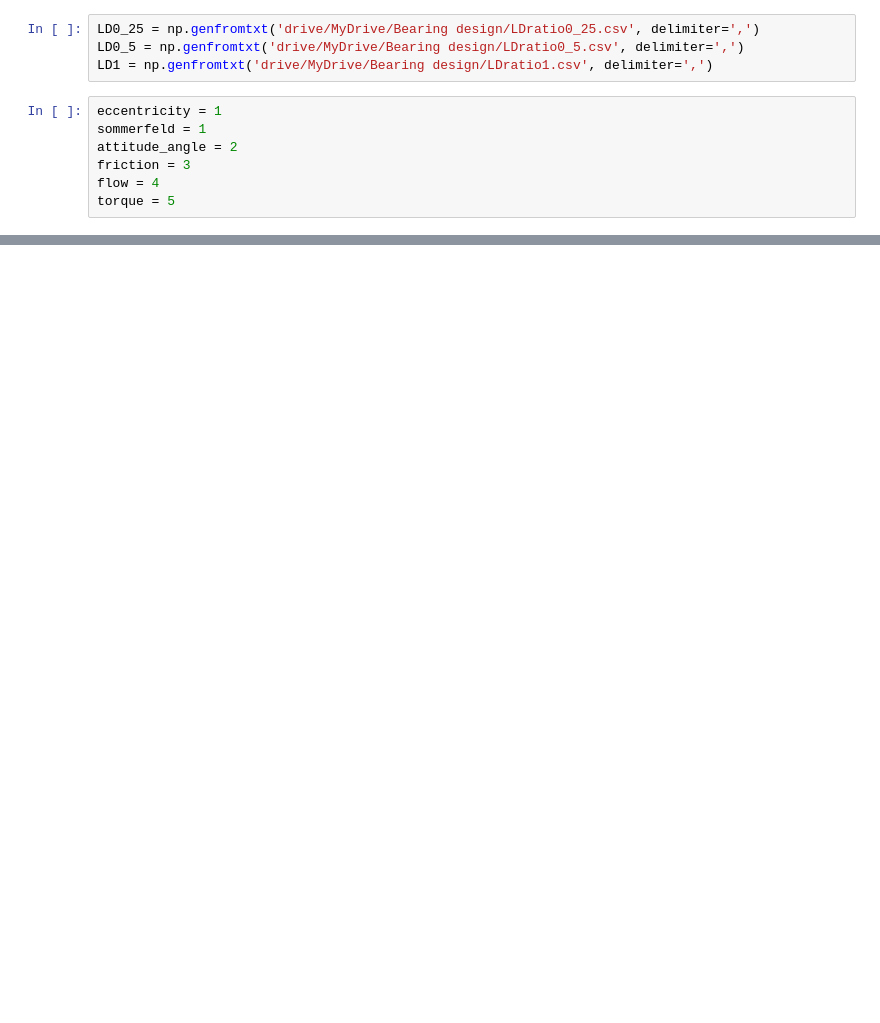
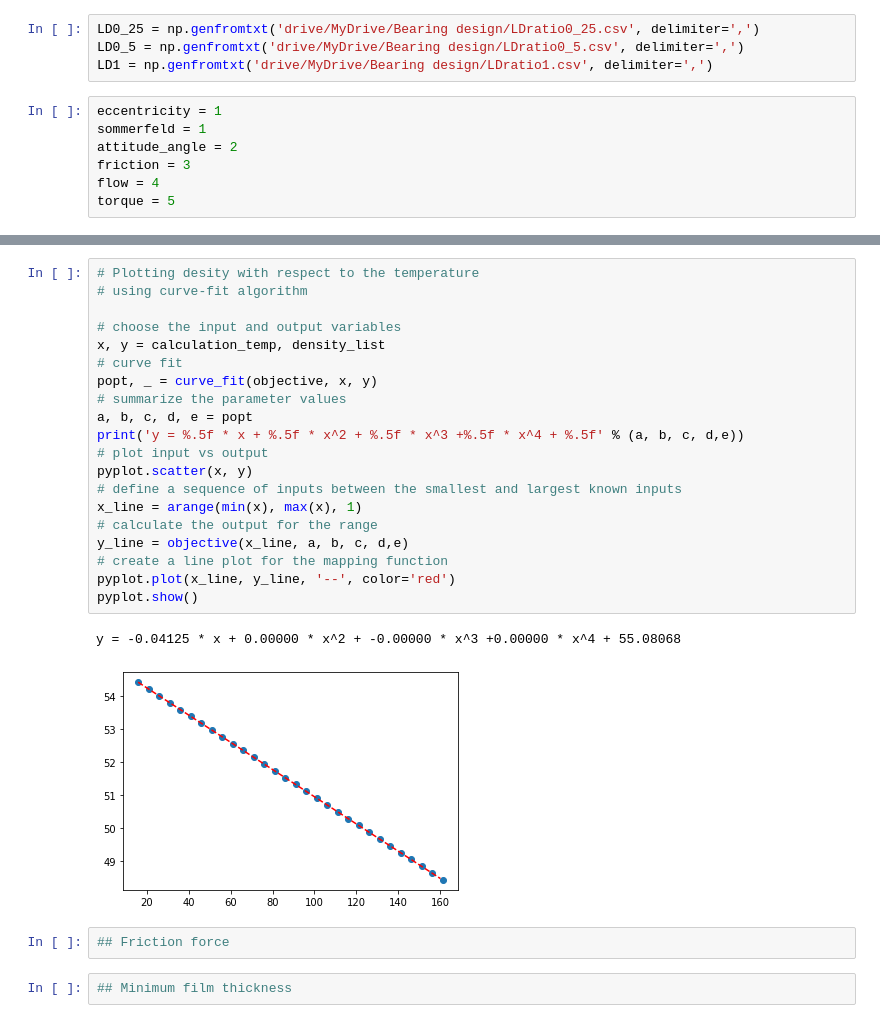
Before and after one commit to vijaikrish/Journal-Bearing-Design, a Jupyter notebook: Bearing_design.ipynb, the cells around one changed output, grey strips where cells are left out. Drawn from its saved outputs; the diff is of its cells as text; blank space fills up the shorter version.

```diff
--- a/Bearing_design.ipynb
+++ b/Bearing_design.ipynb
@@ -30,0 +213,27 @@ rpm =
+# %%
+# Plotting desity with respect to the temperature
+# using curve-fit algorithm
+
+# choose the input and output variables
+x, y = calculation_temp, density_list
+# curve fit
+popt, _ = curve_fit(objective, x, y)
+# summarize the parameter values
+a, b, c, d, e = popt
+print('y = %.5f * x + %.5f * x^2 + %.5f * x^3 +%.5f * x^4 + %.5f' % (a, b, c, d,e))
+# plot input vs output
+pyplot.scatter(x, y)
+# define a sequence of inputs between the smallest and largest known inputs
+x_line = arange(min(x), max(x), 1)
+# calculate the output for the range
+y_line = objective(x_line, a, b, c, d,e)
+# create a line plot for the mapping function
+pyplot.plot(x_line, y_line, '--', color='red')
+pyplot.show()
+# %% [output]
+y = -0.04125 * x + 0.00000 * x^2 + -0.00000 * x^3 +0.00000 * x^4 + 55.08068
+[figure, added]
+# %%
+## Friction force
+# %%
+## Minimum film thickness
```
Also changed, not shown: parts of 16 cells of this notebook.
